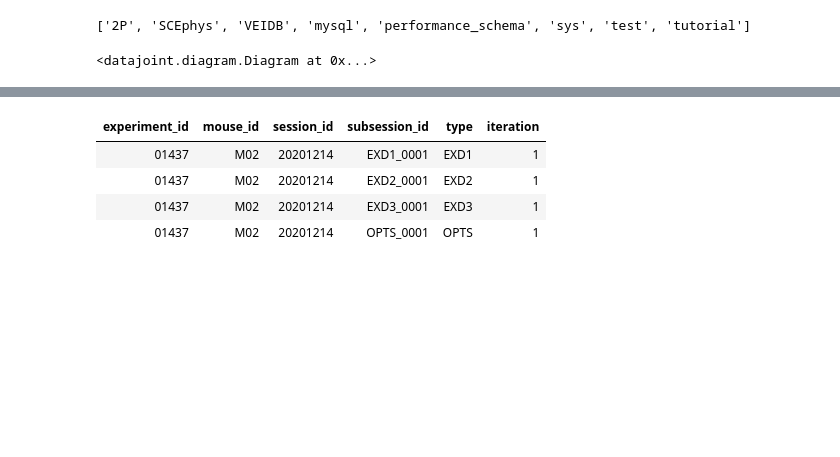
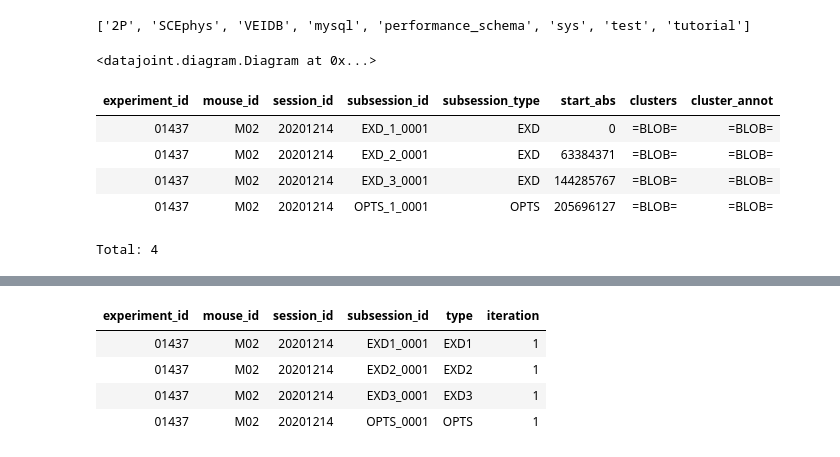
Before and after one commit to bramn22/DatajointVEIDB, a Jupyter notebook: datajoint.ipynb, the cells around one changed output, grey strips where cells are left out. Drawn from its saved outputs; the diff is of its cells as text; code cells hidden in the pictures; blank space fills up the shorter version.

```diff
--- a/datajoint.ipynb
+++ b/datajoint.ipynb
@@ -37,8 +37,8 @@ raw_tables = ft.ephys_tables.EphysRaw()
 subsess_events_table = ft.event_tables.SubsessionEvents()
 
 sorted_table = ft.ephys_tables.SpikeSorted()
-# events_table = ft.event_tables.TrialGroupEvents()
-# raw_table = ft.ephys_tables.EphysRaw()
+subsess_spikes_table = ft.ephys_tables.SubsessionSpikes()
+trial_events_table = ft.event_tables.TrialEvents()
 # spikes_table = ft.ephys_tables.Spikes()
 # facerec_table = ft.behavior_tables.FaceRecording()
 # facerec_avi_table = ft.behavior_tables.FaceRecording_avi()
@@ -46,0 +49,9 @@ sorted_table = ft.ephys_tables.SpikeSorted()
+# %%
+subsess_spikes_table
+# %% [output]
+| experiment_id | mouse_id | session_id | subsession_id | subsession_type | start_abs | clusters | cluster_annot |
+| 01437 | M02 | 20201214 | EXD_1_0001 | EXD | 0 | =BLOB= | =BLOB= |
+| 01437 | M02 | 20201214 | EXD_2_0001 | EXD | 63384371 | =BLOB= | =BLOB= |
+| 01437 | M02 | 20201214 | EXD_3_0001 | EXD | 144285767 | =BLOB= | =BLOB= |
+| 01437 | M02 | 20201214 | OPTS_1_0001 | OPTS | 205696127 | =BLOB= | =BLOB= |
+Total: 4
```
Also changed, not shown: parts of 4 cells of this notebook, 5 other files.
